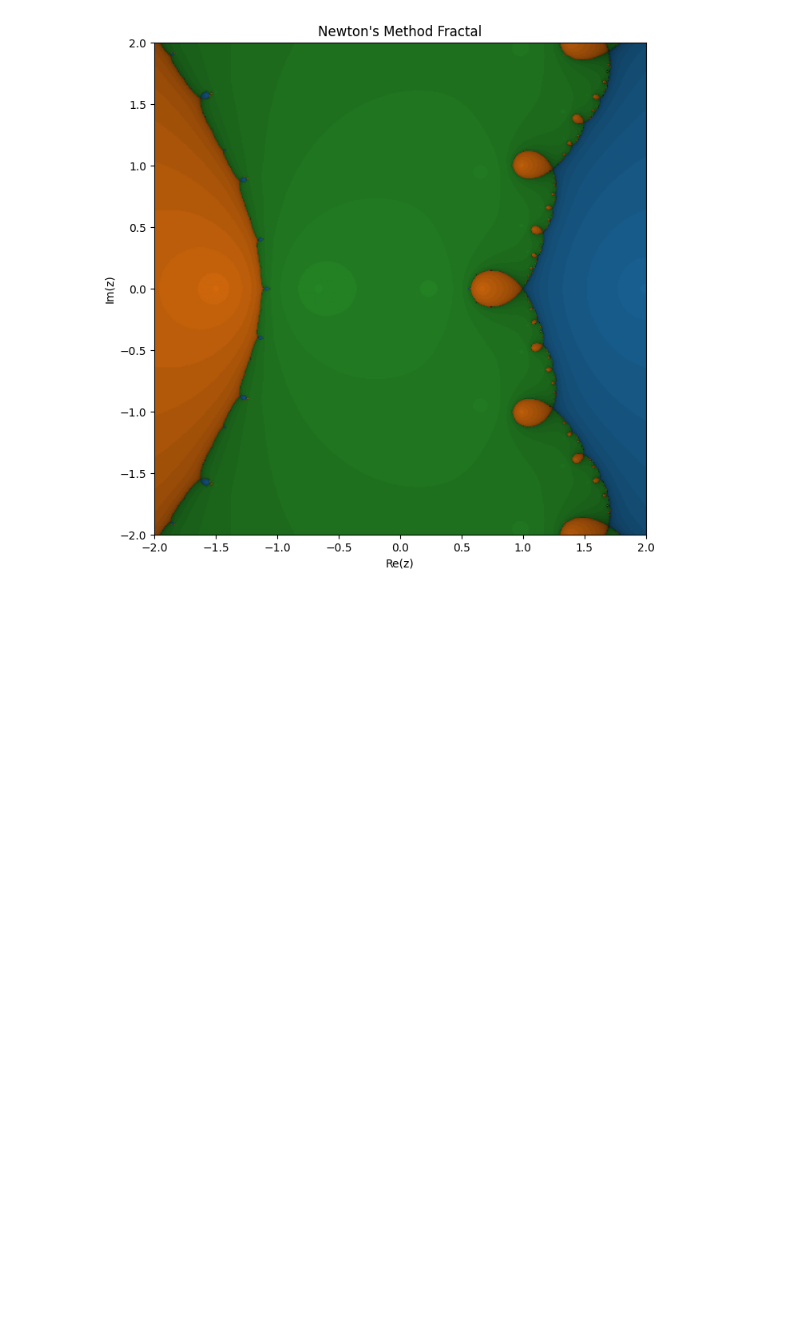
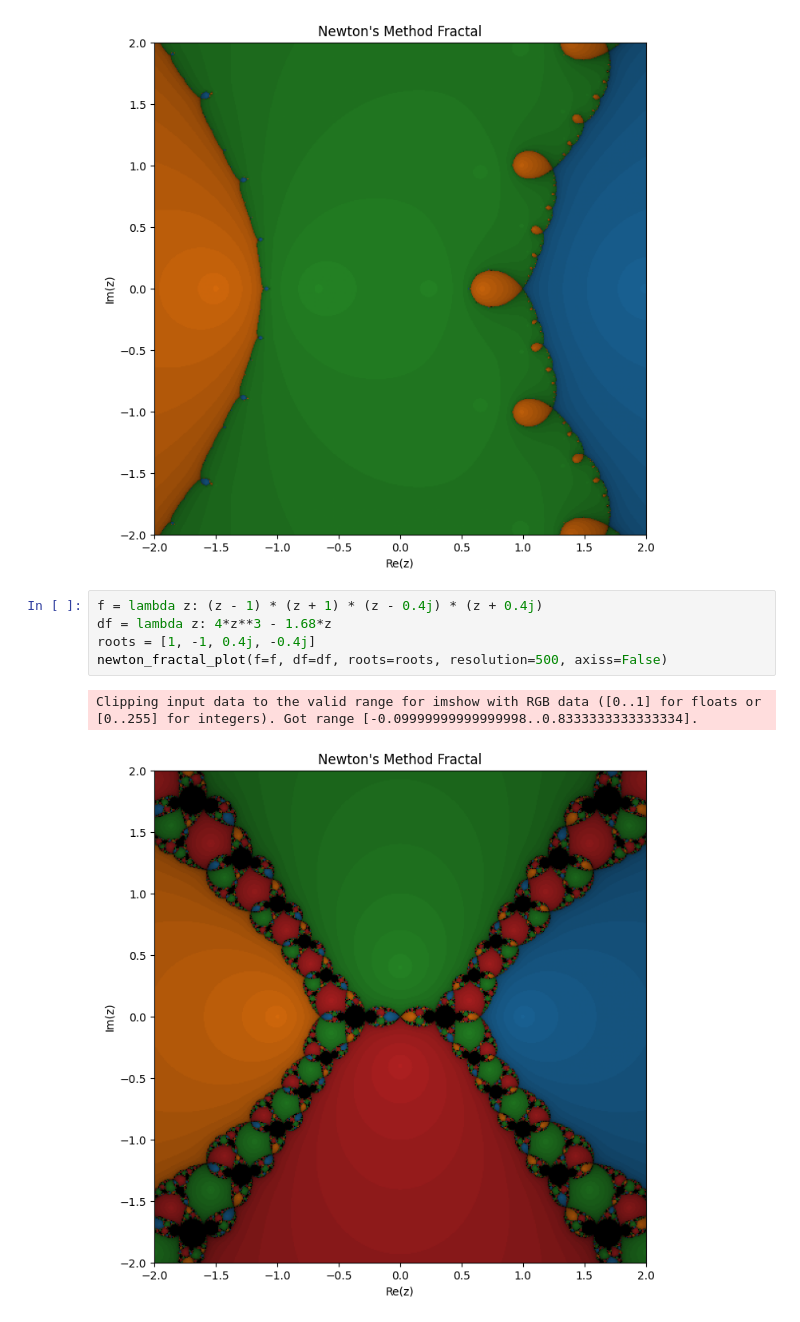
Before and after one commit to IC-Metodos-Numericos/Newton-Raphson, a Jupyter notebook: 2d/python/newton2dTests.ipynb, the cells around one changed output. Saved outputs shown, nothing was run; the diff lists cells and outputs as text; blank space fills up the shorter version.

```diff
--- a/2d/python/newton2dTests.ipynb
+++ b/2d/python/newton2dTests.ipynb
@@ -79,3 +79,11 @@ roots = [2,-3/2, -2/3]
 newton_fractal_plot(f=f, df=df, roots=roots, resolution=500, axiss=False)
 # %% [output]
 [figure]
+# %%
+f = lambda z: (z - 1) * (z + 1) * (z - 0.4j) * (z + 0.4j)
+df = lambda z: 4*z**3 - 1.68*z
+roots = [1, -1, 0.4j, -0.4j]
+newton_fractal_plot(f=f, df=df, roots=roots, resolution=500, axiss=False)
+# %% [output]
+Clipping input data to the valid range for imshow with RGB data ([0..1] for floats or [0..255] for integers). Got range [-0.09999999999999998..0.8333333333333334].
+[figure, added]
```
Also changed, not shown: 1 other file.
